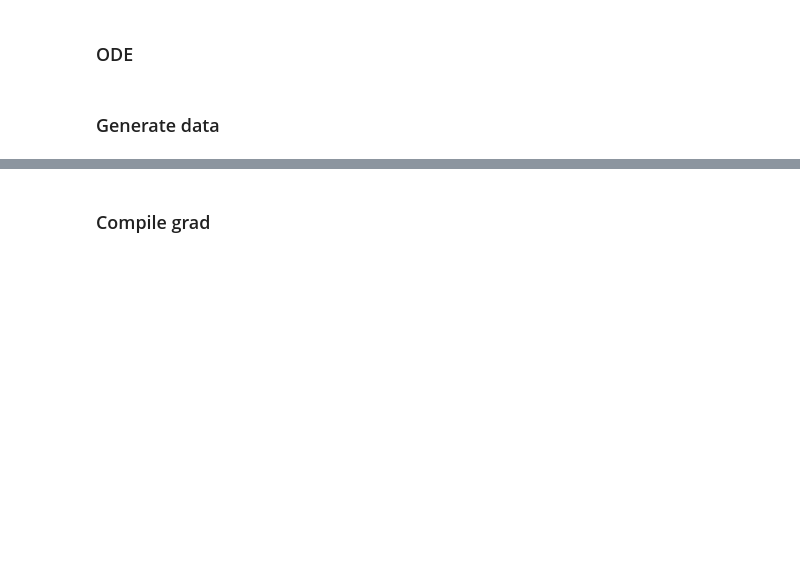
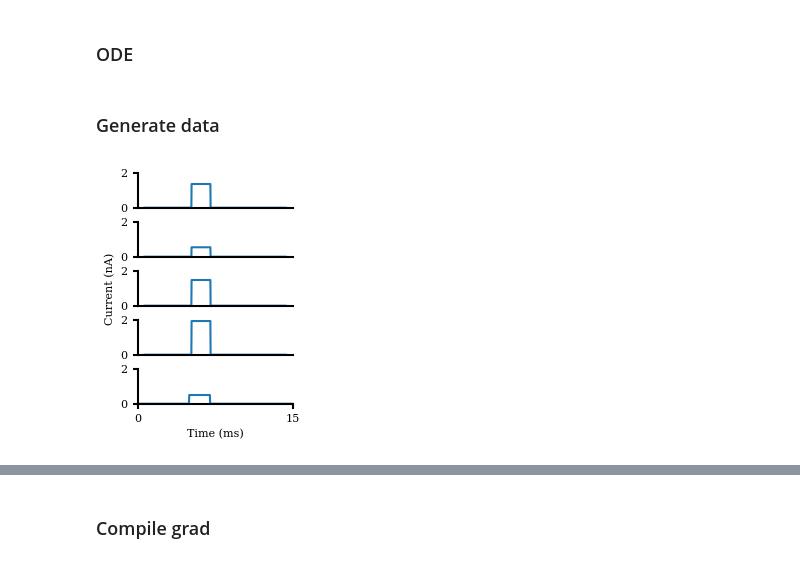
Before and after one commit to jaxleyverse/jaxley, a Jupyter notebook: notebooks/03_deep_network.ipynb, the cells around one changed output, grey strips where cells are left out. Drawn from its saved outputs; the diff is of its cells as text; code cells hidden in the pictures; blank space fills up the shorter version.

```diff
--- a/notebooks/03_deep_network.ipynb
+++ b/notebooks/03_deep_network.ipynb
@@ -178,10 +191,11 @@ synapse_gt = tf_syn.inverse(jnp.asarray([1.0] * len(conns)))
 # %%
 n_inputs = 5
 
-n_batches = 5
-batchsize = 10
+n_batches = 10
+batchsize = 4
 n_train = n_batches * batchsize
 
+np.random.seed(0)
 stim_intensities = 2 * jnp.asarray(np.random.rand(n_train, n_inputs))
 
 stims = jnp.asarray(
@@ -192,6 +206,22 @@ stims = jnp.asarray(
     ]
 )
 stims_in_batches = jnp.reshape(stims, (n_batches, batchsize, n_inputs, -1))
+# %%
+with mpl.rc_context(fname=".matplotlibrc"):
+    fig, ax = plt.subplots(n_inputs, 1, figsize=(2, 3))
+    for i in range(n_inputs):
+        _ = ax[i].plot(time_vec, stims_in_batches[5, 0, i])
+        ax[i].set_ylim([0, 2])
+        ax[i].set_xlabel("")
+        ax[i].set_xticks([])
+    ax[n_inputs-1].set_xticks([0, max(time_vec)])
+    ax[n_inputs-1].set_xlim([0, max(time_vec)])
+    ax[n_inputs-1].set_xlabel("Time (ms)")
+    ax[2].set_ylabel("Current (nA)")
+    plt.subplots_adjust(hspace=0.4)
+    plt.savefig("../../results/stimuli.png", dpi=200, bbox_inches="tight")
+# %% [output]
+[figure, added]
 # %%
 vmaped_ode = vmap(jit(ode), in_axes=(None, None, 0))
 # %%
```
Also changed, not shown: parts of 19 cells of this notebook, 1 other file.
